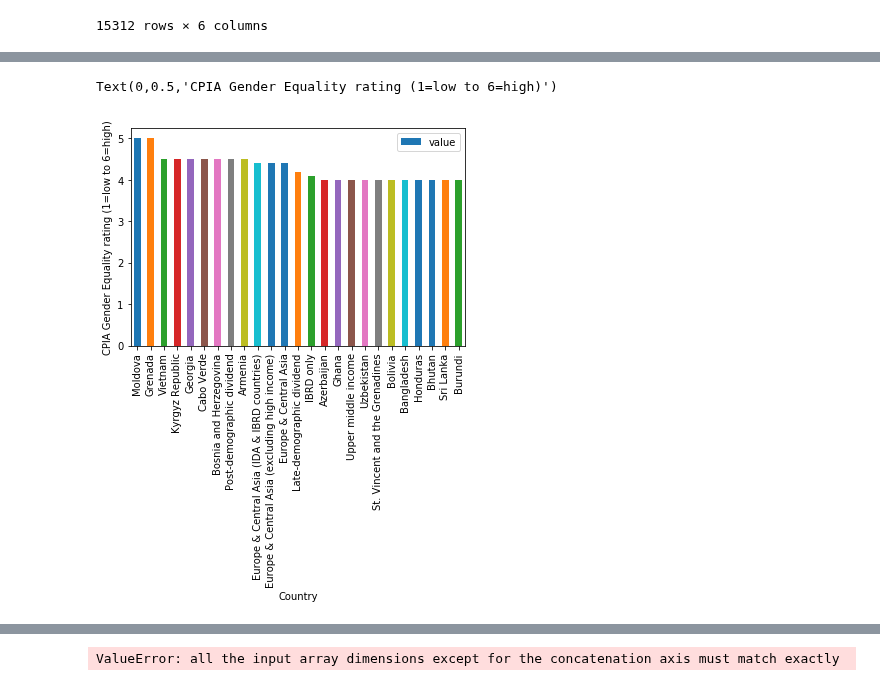
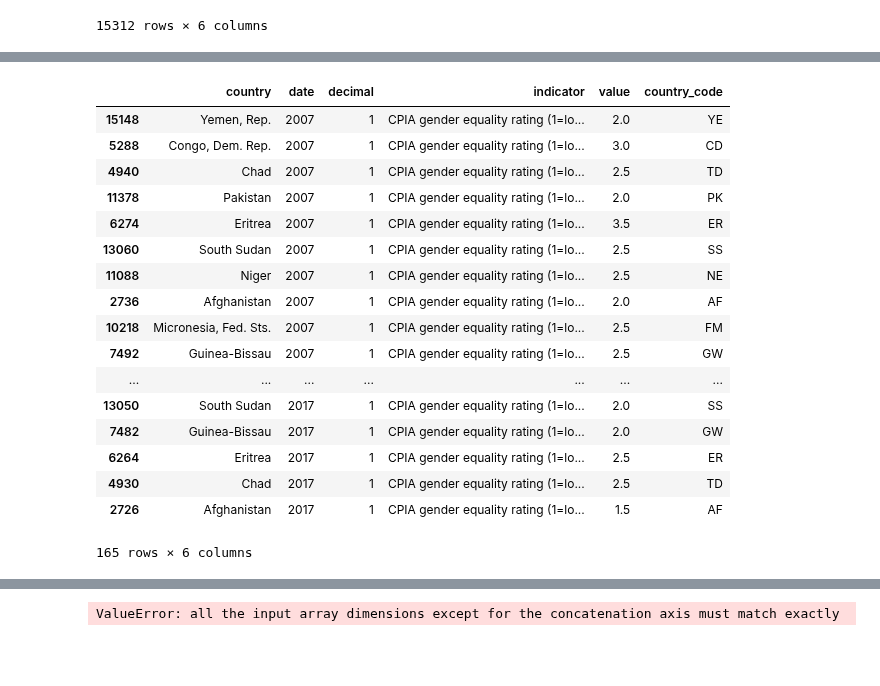
Before and after one commit to omar-d/EPA-WB-Equity, a Jupyter notebook: Deelvraag_1.ipynb, the cells around one changed output, grey strips where cells are left out. Saved outputs shown, nothing was run; the diff lists cells and outputs as text; code cells hidden in the pictures; blank space fills up the shorter version.

```diff
--- a/Deelvraag_1.ipynb
+++ b/Deelvraag_1.ipynb
@@ -349,8 +176,0 @@ LAW_OnlyCountries_worst15
-# %%
-# Plotting simple bar plot
-CPIA_all_year_top.plot.bar(x='country',y='value')
-plt.xlabel("Country")
-plt.ylabel("CPIA Gender Equality rating (1=low to 6=high)")
-# %% [output]
-Text(0,0.5,'CPIA Gender Equality rating (1=low to 6=high)')
-[figure, removed]
@@ -356,0 +184,21 @@ Text(0,0.5,'CPIA Gender Equality rating (1=low to 6=high)')
+# %%
+CPIA_years
+# %% [output]
+|  | country | date | decimal | indicator | value | country_code |
+| 15148 | Yemen, Rep. | 2007 | 1 | CPIA gender equality rating (1=lo... | 2.0 | YE |
+| 5288 | Congo, Dem. Rep. | 2007 | 1 | CPIA gender equality rating (1=lo... | 3.0 | CD |
+| 4940 | Chad | 2007 | 1 | CPIA gender equality rating (1=lo... | 2.5 | TD |
+| 11378 | Pakistan | 2007 | 1 | CPIA gender equality rating (1=lo... | 2.0 | PK |
+| 6274 | Eritrea | 2007 | 1 | CPIA gender equality rating (1=lo... | 3.5 | ER |
+| 13060 | South Sudan | 2007 | 1 | CPIA gender equality rating (1=lo... | 2.5 | SS |
+| 11088 | Niger | 2007 | 1 | CPIA gender equality rating (1=lo... | 2.5 | NE |
+| 2736 | Afghanistan | 2007 | 1 | CPIA gender equality rating (1=lo... | 2.0 | AF |
+| 10218 | Micronesia, Fed. Sts. | 2007 | 1 | CPIA gender equality rating (1=lo... | 2.5 | FM |
+| 7492 | Guinea-Bissau | 2007 | 1 | CPIA gender equality rating (1=lo... | 2.5 | GW |
+| ... | ... | ... | ... | ... | ... | ... |
+| 13050 | South Sudan | 2017 | 1 | CPIA gender equality rating (1=lo... | 2.0 | SS |
+| 7482 | Guinea-Bissau | 2017 | 1 | CPIA gender equality rating (1=lo... | 2.0 | GW |
+| 6264 | Eritrea | 2017 | 1 | CPIA gender equality rating (1=lo... | 2.5 | ER |
+| 4930 | Chad | 2017 | 1 | CPIA gender equality rating (1=lo... | 2.5 | TD |
+| 2726 | Afghanistan | 2017 | 1 | CPIA gender equality rating (1=lo... | 1.5 | AF |
+165 rows × 6 columns
```
Also changed, not shown: parts of 16 cells of this notebook, 1 other file.
